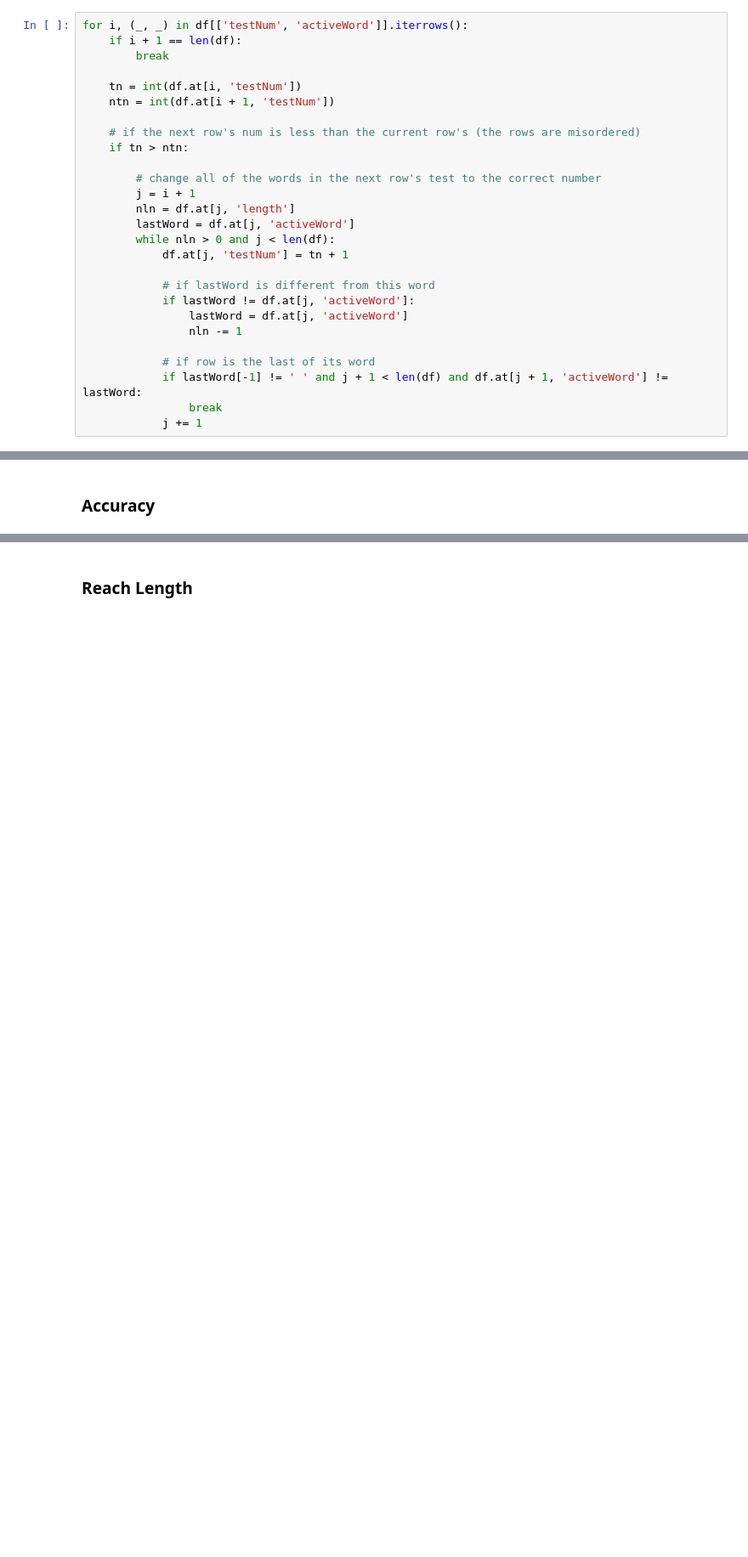
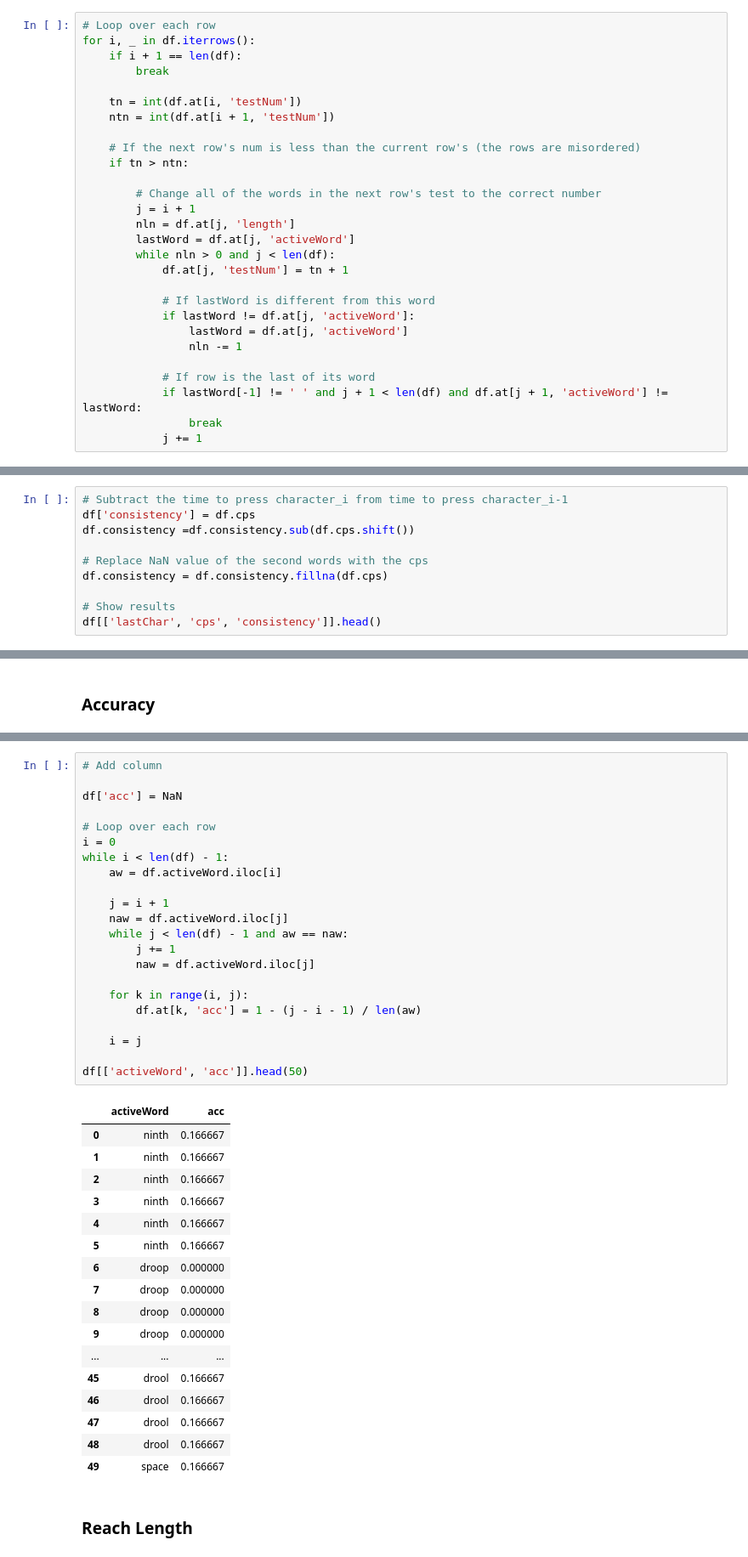
Before and after one commit to rmchorgh/MonkeyTypeMachineLearn, a Jupyter notebook: main.ipynb, the cells around one changed output, grey strips where cells are left out. Shown: that part at 85% size. Cells and saved outputs as stored; diff of their text form; blank space fills up the shorter version.

```diff
--- a/main.ipynb
+++ b/main.ipynb
@@ -189,29 +244,30 @@ Although these letters were recorded successively, moving my fingers from the _t
 # %% [markdown]
 Tests taken in the same browser session are labeled in chronological order, but if the tab with running the logger was closed or refreshed, the order was reset to test number 1. Fixing the values in the __testNum__ column is necessary to get the correct cpms.
 # %%
-for i, (_, _) in df[['testNum', 'activeWord']].iterrows():
+# Loop over each row
+for i, _ in df.iterrows():
 	if i + 1 == len(df):
 		break
 
 	tn = int(df.at[i, 'testNum'])
 	ntn = int(df.at[i + 1, 'testNum'])
 
-	# if the next row's num is less than the current row's (the rows are misordered)
+	# If the next row's num is less than the current row's (the rows are misordered)
 	if tn > ntn:
 
-		# change all of the words in the next row's test to the correct number
+		# Change all of the words in the next row's test to the correct number
 		j = i + 1
 		nln = df.at[j, 'length']
 		lastWord = df.at[j, 'activeWord']
 		while nln > 0 and j < len(df):
 			df.at[j, 'testNum'] = tn + 1
 
-			# if lastWord is different from this word
+			# If lastWord is different from this word
 			if lastWord != df.at[j, 'activeWord']:
 				lastWord = df.at[j, 'activeWord']
 				nln -= 1
 
-			# if row is the last of its word
+			# If row is the last of its word
 			if lastWord[-1] != ' ' and j + 1 < len(df) and df.at[j + 1, 'activeWord'] != lastWord:
 				break
 			j += 1
@@ -232,0 +296,10 @@ Consistency is the measure of the difference in characters per second across the
+# %%
+# Subtract the time to press character_i from time to press character_i-1
+df['consistency'] = df.cps
+df.consistency =df.consistency.sub(df.cps.shift())
+
+# Replace NaN value of the second words with the cps
+df.consistency = df.consistency.fillna(df.cps)
+
+# Show results
+df[['lastChar', 'cps', 'consistency']].head()
@@ -235,3 +319,43 @@ Consistency is the measure of the difference in characters per second across the
+# %%
+# Add column
+
+df['acc'] = NaN
+
+# Loop over each row
+i = 0
+while i < len(df) - 1:
+	aw = df.activeWord.iloc[i]
+
+	j = i + 1
+	naw = df.activeWord.iloc[j]
+	while j < len(df) - 1 and aw == naw:
+		j += 1
+		naw = df.activeWord.iloc[j]
+
+	for k in range(i, j):
+		df.at[k, 'acc'] = 1 - (j - i - 1) / len(aw)
+
+	i = j
+
+df[['activeWord', 'acc']].head(50)
+# %% [output]
+|  | activeWord | acc |
+| 0 | ninth | 0.166667 |
+| 1 | ninth | 0.166667 |
+| 2 | ninth | 0.166667 |
+| 3 | ninth | 0.166667 |
+| 4 | ninth | 0.166667 |
+| 5 | ninth | 0.166667 |
+| 6 | droop | 0.000000 |
+| 7 | droop | 0.000000 |
+| 8 | droop | 0.000000 |
+| 9 | droop | 0.000000 |
+| ... | ... | ... |
+| 45 | drool | 0.166667 |
+| 46 | drool | 0.166667 |
+| 47 | drool | 0.166667 |
+| 48 | drool | 0.166667 |
+| 49 | space | 0.166667 |
 # %% [markdown]
 ### Reach Length
 # %% [markdown]
```
Also changed, not shown: parts of 11 cells of this notebook, 1 other file.
